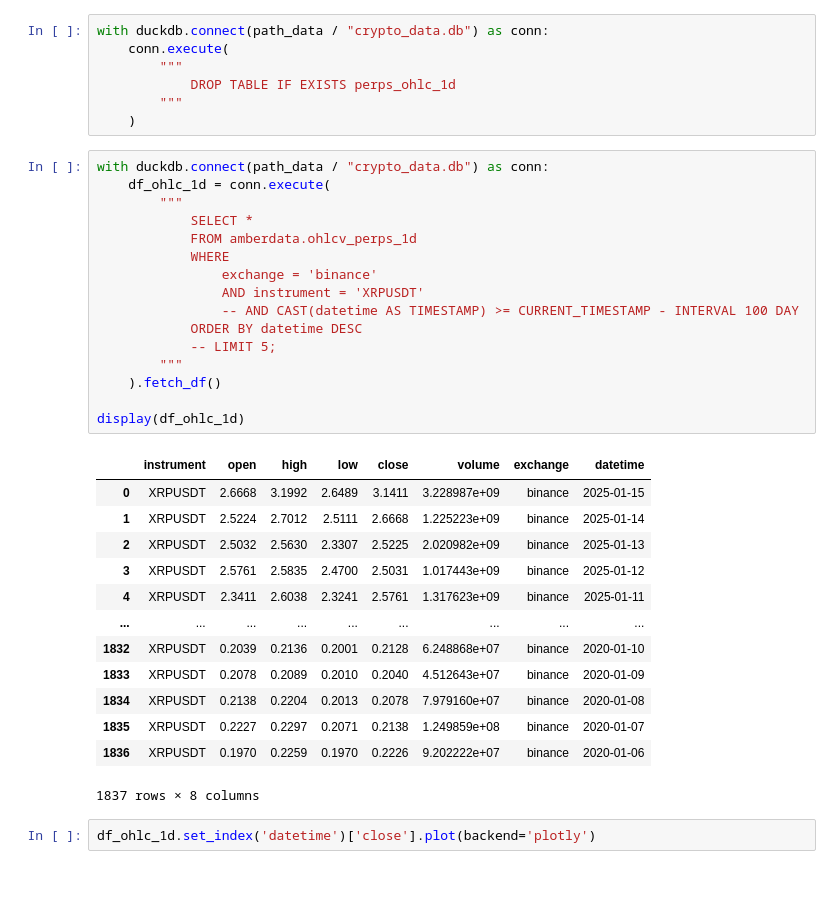
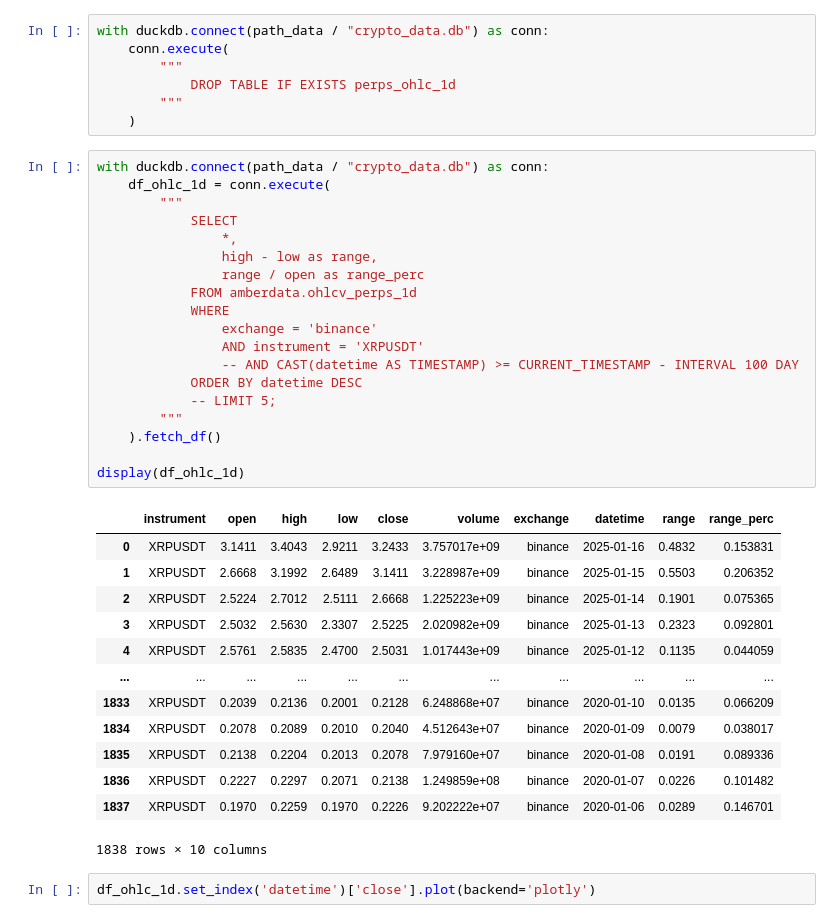
Before and after one commit to quantfiction/crypto_trading, a Jupyter notebook: notebooks/amberdata_ohlc_1d_data.ipynb, the cells around one changed output. Cells and saved outputs as stored; diff of their text form; blank space fills up the shorter version.

```diff
--- a/notebooks/amberdata_ohlc_1d_data.ipynb
+++ b/notebooks/amberdata_ohlc_1d_data.ipynb
@@ -234,33 +234,36 @@ with duckdb.connect(path_data / "crypto_data.db") as conn:
 # %%
 with duckdb.connect(path_data / "crypto_data.db") as conn:
     df_ohlc_1d = conn.execute(
         """
-            SELECT *
+            SELECT
+                *,
+                high - low as range,
+                range / open as range_perc
             FROM amberdata.ohlcv_perps_1d
             WHERE
                 exchange = 'binance'
                 AND instrument = 'XRPUSDT'
                 -- AND CAST(datetime AS TIMESTAMP) >= CURRENT_TIMESTAMP - INTERVAL 100 DAY
             ORDER BY datetime DESC
             -- LIMIT 5;
         """
     ).fetch_df()
 
 display(df_ohlc_1d)
 # %% [output]
-|  | instrument | open | high | low | close | volume | exchange | datetime |
-| 0 | XRPUSDT | 2.6668 | 3.1992 | 2.6489 | 3.1411 | 3.228987e+09 | binance | 2025-01-15 |
-| 1 | XRPUSDT | 2.5224 | 2.7012 | 2.5111 | 2.6668 | 1.225223e+09 | binance | 2025-01-14 |
-| 2 | XRPUSDT | 2.5032 | 2.5630 | 2.3307 | 2.5225 | 2.020982e+09 | binance | 2025-01-13 |
-| 3 | XRPUSDT | 2.5761 | 2.5835 | 2.4700 | 2.5031 | 1.017443e+09 | binance | 2025-01-12 |
-| 4 | XRPUSDT | 2.3411 | 2.6038 | 2.3241 | 2.5761 | 1.317623e+09 | binance | 2025-01-11 |
-| ... | ... | ... | ... | ... | ... | ... | ... | ... |
-| 1832 | XRPUSDT | 0.2039 | 0.2136 | 0.2001 | 0.2128 | 6.248868e+07 | binance | 2020-01-10 |
-| 1833 | XRPUSDT | 0.2078 | 0.2089 | 0.2010 | 0.2040 | 4.512643e+07 | binance | 2020-01-09 |
-| 1834 | XRPUSDT | 0.2138 | 0.2204 | 0.2013 | 0.2078 | 7.979160e+07 | binance | 2020-01-08 |
-| 1835 | XRPUSDT | 0.2227 | 0.2297 | 0.2071 | 0.2138 | 1.249859e+08 | binance | 2020-01-07 |
-| 1836 | XRPUSDT | 0.1970 | 0.2259 | 0.1970 | 0.2226 | 9.202222e+07 | binance | 2020-01-06 |
+|  | instrument | open | high | low | close | volume | exchange | datetime | range | range_perc |
+| 0 | XRPUSDT | 3.1411 | 3.4043 | 2.9211 | 3.2433 | 3.757017e+09 | binance | 2025-01-16 | 0.4832 | 0.153831 |
+| 1 | XRPUSDT | 2.6668 | 3.1992 | 2.6489 | 3.1411 | 3.228987e+09 | binance | 2025-01-15 | 0.5503 | 0.206352 |
+| 2 | XRPUSDT | 2.5224 | 2.7012 | 2.5111 | 2.6668 | 1.225223e+09 | binance | 2025-01-14 | 0.1901 | 0.075365 |
+| 3 | XRPUSDT | 2.5032 | 2.5630 | 2.3307 | 2.5225 | 2.020982e+09 | binance | 2025-01-13 | 0.2323 | 0.092801 |
+| 4 | XRPUSDT | 2.5761 | 2.5835 | 2.4700 | 2.5031 | 1.017443e+09 | binance | 2025-01-12 | 0.1135 | 0.044059 |
+| ... | ... | ... | ... | ... | ... | ... | ... | ... | ... | ... |
+| 1833 | XRPUSDT | 0.2039 | 0.2136 | 0.2001 | 0.2128 | 6.248868e+07 | binance | 2020-01-10 | 0.0135 | 0.066209 |
+| 1834 | XRPUSDT | 0.2078 | 0.2089 | 0.2010 | 0.2040 | 4.512643e+07 | binance | 2020-01-09 | 0.0079 | 0.038017 |
+| 1835 | XRPUSDT | 0.2138 | 0.2204 | 0.2013 | 0.2078 | 7.979160e+07 | binance | 2020-01-08 | 0.0191 | 0.089336 |
+| 1836 | XRPUSDT | 0.2227 | 0.2297 | 0.2071 | 0.2138 | 1.249859e+08 | binance | 2020-01-07 | 0.0226 | 0.101482 |
+| 1837 | XRPUSDT | 0.1970 | 0.2259 | 0.1970 | 0.2226 | 9.202222e+07 | binance | 2020-01-06 | 0.0289 | 0.146701 |
-1837 rows × 8 columns
+1838 rows × 10 columns
 # %%
 df_ohlc_1d.set_index('datetime')['close'].plot(backend='plotly')
 # %% [output]
```
Also changed, not shown: 8 other files.
